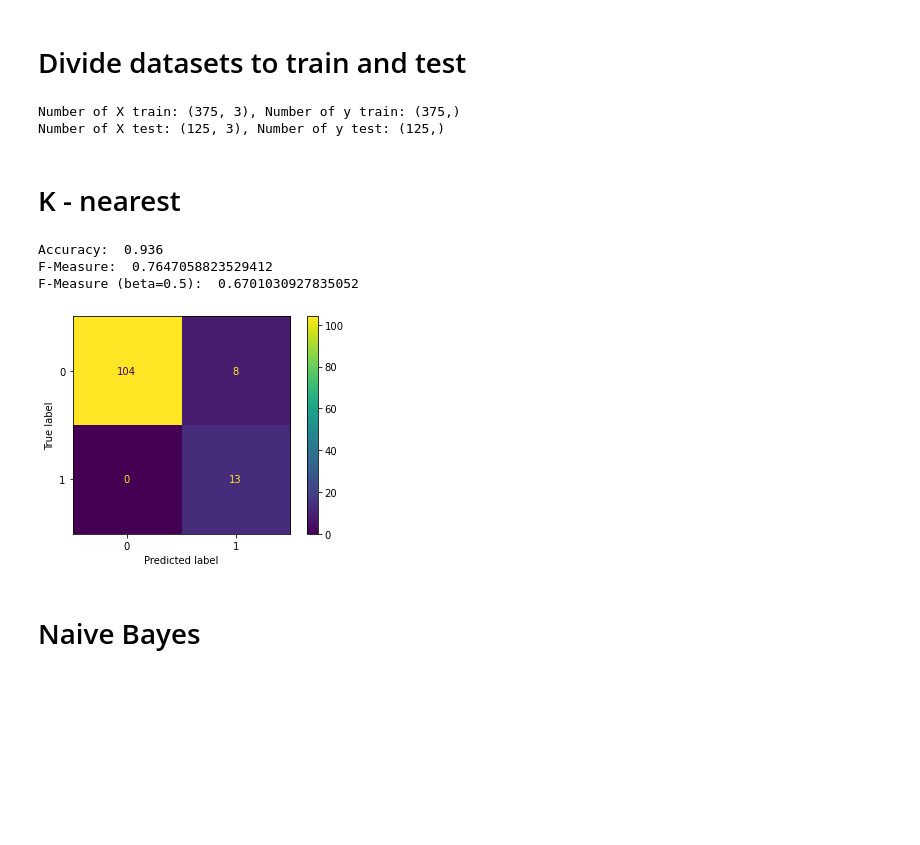
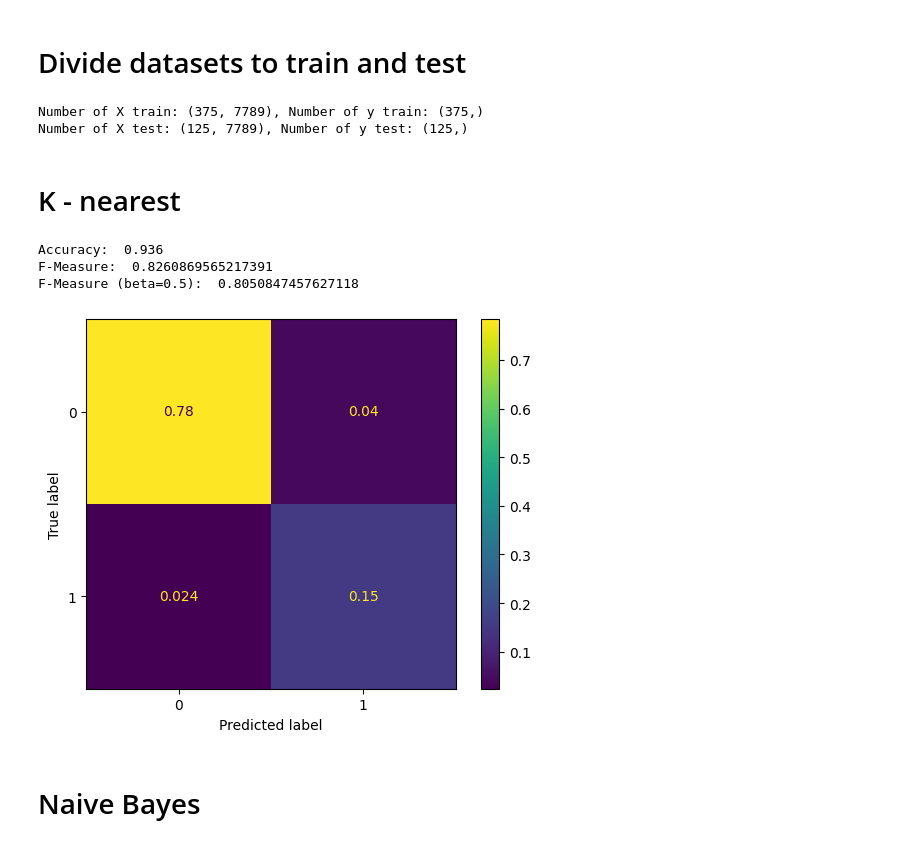
Before and after one commit to Darzuo/cs4641-code, a Jupyter notebook: exploration.ipynb, the cells around one changed output. Saved outputs shown, nothing was run; the diff lists cells and outputs as text; code cells hidden in the pictures; blank space fills up the shorter version.

```diff
--- a/exploration.ipynb
+++ b/exploration.ipynb
@@ -236,37 +233,38 @@ PCA Perform better here.
 # %% [markdown]
 # Divide datasets to train and test
 # %%
-X_train, X_test, y_train, y_test = train_test_split(X_PCA, y, test_size=0.25, random_state=10)
+X_train, X_test, y_train, y_test = train_test_split(X, y, test_size=0.25, random_state=10)
 
 print(f"Number of X train: {X_train.shape}, Number of y train: {y_train.shape}")
 print(f"Number of X test: {X_test.shape}, Number of y test: {y_test.shape}")
 # %% [output]
-Number of X train: (375, 3), Number of y train: (375,)
-Number of X test: (125, 3), Number of y test: (125,)
+Number of X train: (375, 7789), Number of y train: (375,)
+Number of X test: (125, 7789), Number of y test: (125,)
 # %% [markdown]
 # K - nearest
 # %%
+from sklearn.neighbors import KNeighborsClassifier
 knn = KNeighborsClassifier(n_neighbors=3)
 knn.fit(X_train, y_train)
 y_pred = knn.predict(X_test)
 
 # Print accuracy
 print("Accuracy: ", accuracy_score(y_test, y_pred))
 
 # Print f-score
 print("F-Measure: ", f1_score(y_test, y_pred))
 print("F-Measure (beta=0.5): ", fbeta_score(y_test, y_pred, beta=0.5))
 
 # Print confusion matrix
 ConfusionMatrixDisplay.from_predictions(
-    y_test, y_pred
+    y_test, y_pred, normalize="all"
 )
 plt.show()
 # %% [output]
 Accuracy:  0.936
-F-Measure:  0.7647058823529412
-F-Measure (beta=0.5):  0.6701030927835052
+F-Measure:  0.8260869565217391
+F-Measure (beta=0.5):  0.8050847457627118
-[figure, old version]
+[figure, new version]
 # %% [markdown]
 # Naive Bayes
 # %%
```
Also changed, not shown: parts of 20 cells of this notebook, 1 other file.
